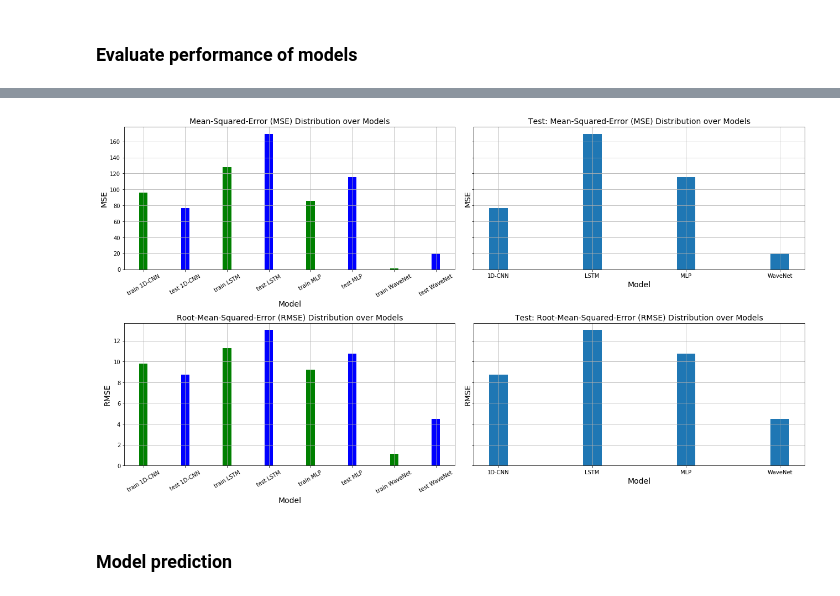
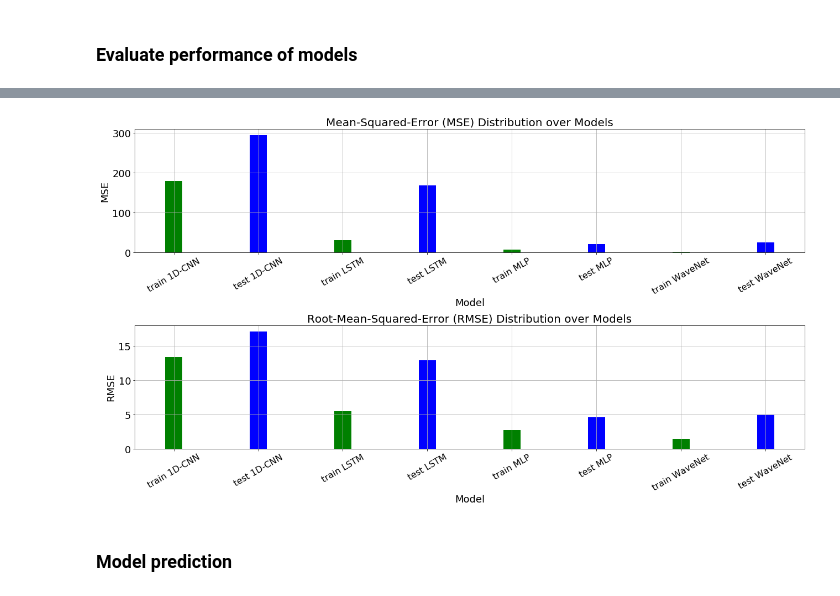
Before and after one commit to hannesk95/AMI, a Jupyter notebook: models/TimeSeriesForecasting/WaveNet_1D-CNN_LSTM_MLP.ipynb, the cells around one changed output, grey strips where cells are left out. Drawn from its saved outputs; the diff is of its cells as text; code cells hidden in the pictures.

```diff
--- a/models/TimeSeriesForecasting/WaveNet_1D-CNN_LSTM_MLP.ipynb
+++ b/models/TimeSeriesForecasting/WaveNet_1D-CNN_LSTM_MLP.ipynb
@@ -347,7 +350,7 @@ Test data - y: (17, 6)
 # %% [markdown]
 ### Create an instance of every neural network architecture
 # %%
-wavenet = create_wavenet(look_back, horizon, plot_summary=False)
-cnn1D = create_cnn1D(look_back, horizon, plot_summary=False)
-lstm = create_lstm(look_back, horizon, plot_summary=False)
-mlp = create_mlp(look_back, horizon, plot_summary=False)
+wavenet = create_wavenet(look_back, horizon, plot_summary=True)
+cnn1D = create_cnn1D(look_back, horizon, plot_summary=True)
+lstm = create_lstm(look_back, horizon, plot_summary=True)
+mlp = create_mlp(look_back, horizon, plot_summary=True)
@@ -355,12 +376,12 @@ mlp = create_mlp(look_back, horizon, plot_summary=False)
 ### Train model of every instance and show train history
 # %%
 # define callbacks
-es = EarlyStopping(monitor='val_loss', mode='min', verbose=1, patience=999, restore_best_weights=True)
+es = EarlyStopping(monitor='val_loss', mode='min', verbose=1, patience=25, restore_best_weights=True)
 
 # train models
-history_wavenet = wavenet.fit(X_train, y_train, validation_split=0.2, epochs=200, batch_size=8, verbose=1, callbacks=[es])
-history_cnn1D = cnn1D.fit(X_train, y_train, validation_split=0.2, epochs=200, batch_size=8, verbose=1, callbacks=[es])
-history_lstm = lstm.fit(X_train, y_train, validation_split=0.2, epochs=200, batch_size=8, verbose=1, callbacks=[es])
-history_mlp = mlp.fit(X_train, y_train, validation_split=0.2, epochs=200, batch_size=8, verbose=1, callbacks=[es])
+history_wavenet = wavenet.fit(X_train, y_train, validation_split=0.2, epochs=250, batch_size=8, verbose=1, callbacks=[es])
+history_cnn1D = cnn1D.fit(X_train, y_train, validation_split=0.2, epochs=250, batch_size=8, verbose=1, callbacks=[es])
+history_lstm = lstm.fit(X_train, y_train, validation_split=0.2, epochs=250, batch_size=8, verbose=1, callbacks=[es])
+history_mlp = mlp.fit(X_train, y_train, validation_split=0.2, epochs=250, batch_size=8, verbose=1, callbacks=[es])
 # %% [output]
 Train on 57 samples, validate on 15 samples
@@ -418,39 +439,26 @@ testScore_mlp = mlp.evaluate(X_test, y_test, verbose=0)
 print('MLP Test Score: %.2f MSE (%.2f RMSE)' % (testScore_mlp[0], math.sqrt(testScore_mlp[0])))
 
 # Plot Errorbars (MSE & RMSE) for train and test
-fig, ax = plt.subplots(2, 2, figsize=(18,10), sharey='row')
+#fig, ax = plt.subplots(2, 2, figsize=(18,10), sharey='row')
+fig, ax = plt.subplots(2, figsize=(18,10))
 
-ax[0,0].bar([1,2,3,4,5,6,7,8], [trainScore_cnn1D[0], testScore_cnn1D[0], trainScore_lstm[0], testScore_lstm[0], trainScore_mlp[0], testScore_mlp[0], trainScore_wavenet[0], testScore_wavenet[0]], width=0.2, color=['green', 'blue', 'green', 'blue', 'green', 'blue', 'green', 'blue'])
-ax[0,0].set_title('Mean-Squared-Error (MSE) Distribution over Models', fontsize=14)
-ax[0,0].set_xlabel('Model', fontsize=14)
-ax[0,0].set_ylabel('MSE', fontsize=14)
-ax[0,0].set_xticks(np.arange(1,9))
-ax[0,0].set_xticklabels(['train 1D-CNN', 'test 1D-CNN', 'train LSTM', 'test LSTM', 'train MLP', 'test MLP', 'train WaveNet', 'test WaveNet'], rotation=30)
-ax[0,0].grid()
+ax[0].bar([1,2,3,4,5,6,7,8], [trainScore_cnn1D[0], testScore_cnn1D[0], trainScore_lstm[0], testScore_lstm[0], trainScore_mlp[0], testScore_mlp[0], trainScore_wavenet[0], testScore_wavenet[0]], width=0.2, color=['green', 'blue', 'green', 'blue', 'green', 'blue', 'green', 'blue'])
+ax[0].set_title('Mean-Squared-Error (MSE) Distribution over Models', fontsize=20)
+ax[0].set_xlabel('Model', fontsize=18)
+ax[0].set_ylabel('MSE', fontsize=18)
+ax[0].set_xticks(np.arange(1,9))
+ax[0].set_xticklabels(['train 1D-CNN', 'test 1D-CNN', 'train LSTM', 'test LSTM', 'train MLP', 'test MLP', 'train WaveNet', 'test WaveNet'], rotation=30, fontsize=16)
+ax[0].yaxis.set_tick_params(labelsize=18)
+ax[0].grid()
 
-ax[1,0].bar([1,2,3,4,5,6,7,8], [math.sqrt(trainScore_cnn1D[0]), math.sqrt(testScore_cnn1D[0]), math.sqrt(trainScore_lstm[0]), math.sqrt(testScore_lstm[0]), math.sqrt(trainScore_mlp[0]), math.sqrt(testScore_mlp[0]), math.sqrt(trainScore_wavenet[0]), math.sqrt(testScore_wavenet[0])], width=0.2, color=['green', 'blue', 'green', 'blue', 'green', 'blue', 'green', 'blue'])
-ax[1,0].set_title('Root-Mean-Squared-Error (RMSE) Distribution over Models', fontsize=14)
-ax[1,0].set_xlabel('Model', fontsize=14)
-ax[1,0].set_ylabel('RMSE', fontsize=14)
-ax[1,0].set_xticks(np.arange(1,9))
-ax[1,0].set_xticklabels(['train 1D-CNN', 'test 1D-CNN', 'train LSTM', 'test LSTM', 'train MLP', 'test MLP', 'train WaveNet', 'test WaveNet'], rotation=30)
-ax[1,0].grid()
-
-ax[0,1].bar([1,2,3,4], [testScore_cnn1D[0], testScore_lstm[0], testScore_mlp[0], testScore_wavenet[0]], width=0.2)
-ax[0,1].set_title('Test: Mean-Squared-Error (MSE) Distribution over Models', fontsize=14)
-ax[0,1].set_xlabel('Model', fontsize=14)
-ax[0,1].set_ylabel('MSE', fontsize=14)
-ax[0,1].set_xticks(np.arange(1,5))
-ax[0,1].set_xticklabels(['1D-CNN', 'LSTM', 'MLP', 'WaveNet'])
-ax[0,1].grid()
-
-ax[1,1].bar([1,2,3,4], [math.sqrt(testScore_cnn1D[0]), math.sqrt(testScore_lstm[0]), math.sqrt(testScore_mlp[0]), math.sqrt(testScore_wavenet[0])], width=0.2)
-ax[1,1].set_title('Test: Root-Mean-Squared-Error (RMSE) Distribution over Models', fontsize=14)
-ax[1,1].set_xlabel('Model', fontsize=14)
-ax[1,1].set_ylabel('RMSE', fontsize=14)
-ax[1,1].set_xticks(np.arange(1,5))
-ax[1,1].set_xticklabels(['1D-CNN', 'LSTM', 'MLP', 'WaveNet'])
-ax[1,1].grid()
+ax[1].bar([1,2,3,4,5,6,7,8], [math.sqrt(trainScore_cnn1D[0]), math.sqrt(testScore_cnn1D[0]), math.sqrt(trainScore_lstm[0]), math.sqrt(testScore_lstm[0]), math.sqrt(trainScore_mlp[0]), math.sqrt(testScore_mlp[0]), math.sqrt(trainScore_wavenet[0]), math.sqrt(testScore_wavenet[0])], width=0.2, color=['green', 'blue', 'green', 'blue', 'green', 'blue', 'green', 'blue'])
+ax[1].set_title('Root-Mean-Squared-Error (RMSE) Distribution over Models', fontsize=20)
+ax[1].set_xlabel('Model', fontsize=18)
+ax[1].set_ylabel('RMSE', fontsize=18)
+ax[1].set_xticks(np.arange(1,9))
+ax[1].set_xticklabels(['train 1D-CNN', 'test 1D-CNN', 'train LSTM', 'test LSTM', 'train MLP', 'test MLP', 'train WaveNet', 'test WaveNet'], rotation=30, fontsize=16)
+ax[1].yaxis.set_tick_params(labelsize=18)
+ax[1].grid()
 
 plt.tight_layout()
 # %% [output]
@@ -465,4 +473,4 @@ MLP Test Score: 115.37 MSE (10.74 RMSE)
-[figure, old version]
+[figure, new version]
 # %% [markdown]
 ### Model prediction
 # %%
```
Also changed, not shown: parts of 11 cells of this notebook.
